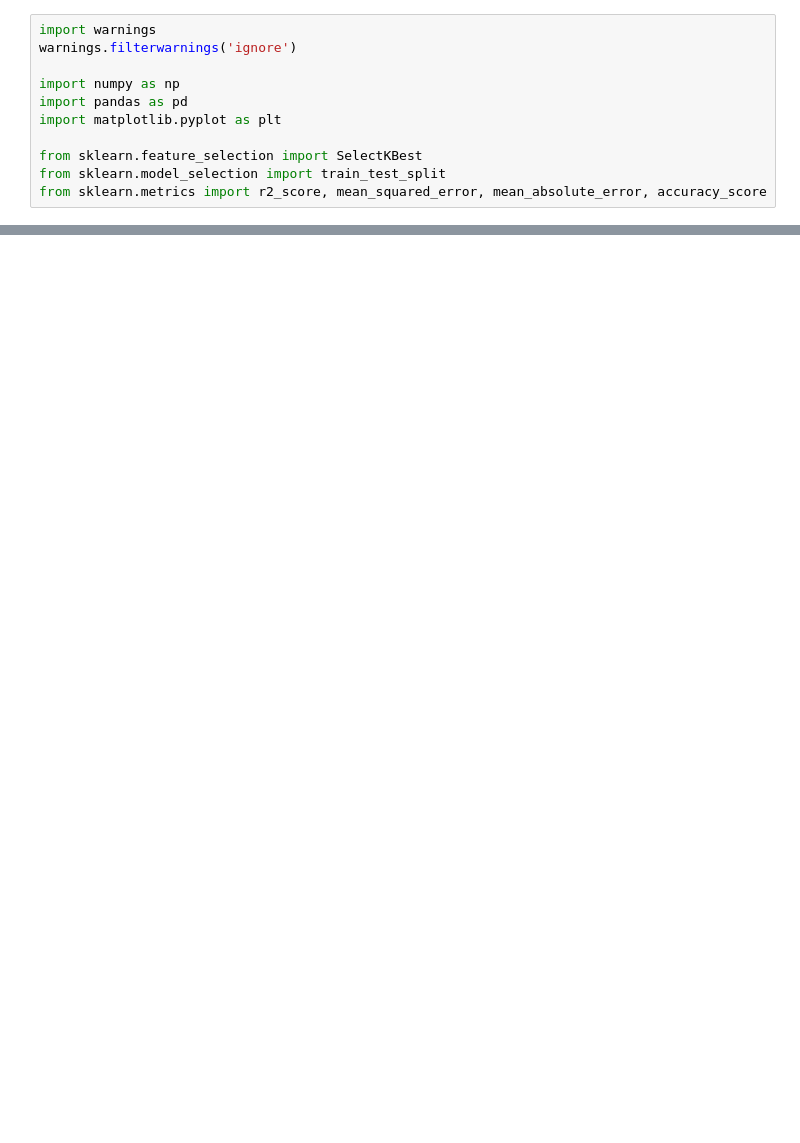
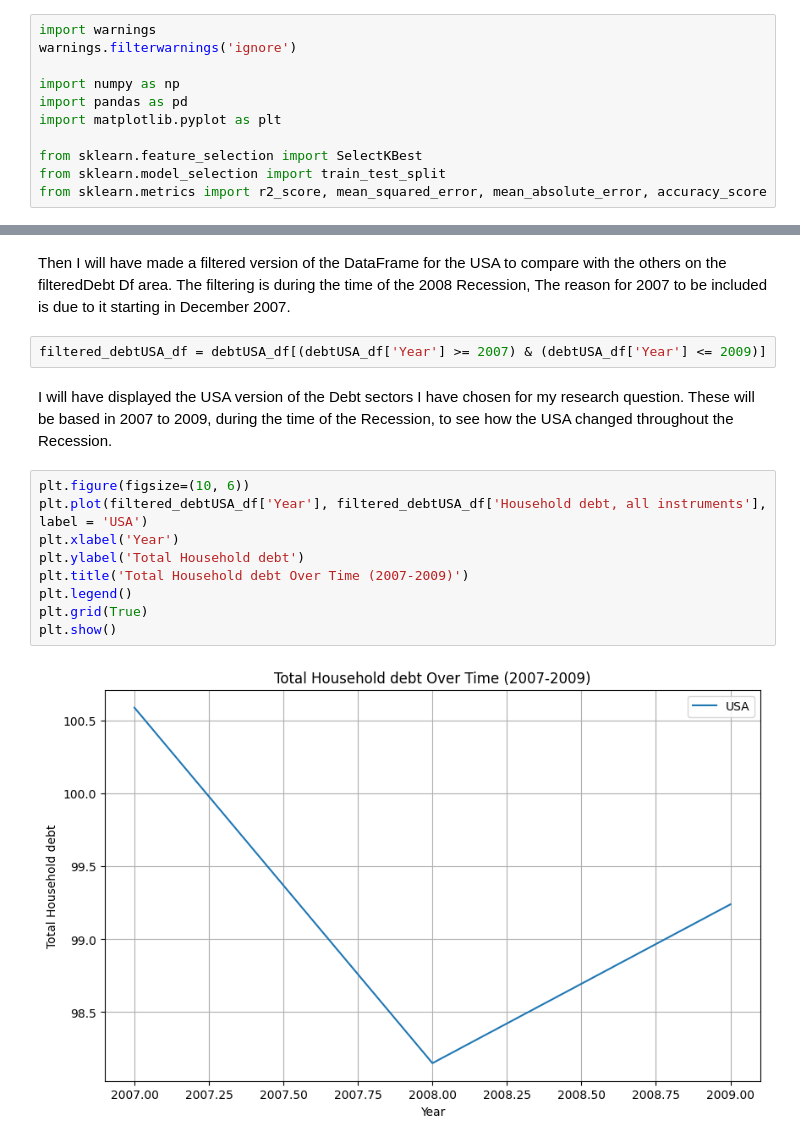
Before and after one commit to miguelorduna360-alt/Debt, a Jupyter notebook: GlobalDebtDataset.ipynb, the cells around one changed output, grey strips where cells are left out. Saved outputs shown, nothing was run; the diff lists cells and outputs as text; blank space fills up the shorter version.

```diff
--- a/GlobalDebtDataset.ipynb
+++ b/GlobalDebtDataset.ipynb
@@ -58 +163,18 @@ display(debt_df)
+# %% [markdown]
+Then I will have made a filtered version of the DataFrame for the USA to compare with the others on the filteredDebt Df area. The filtering is during the time of the 2008 Recession, The reason for 2007 to be included is due to it starting in December 2007.
+# %%
+filtered_debtUSA_df = debtUSA_df[(debtUSA_df['Year'] >= 2007) & (debtUSA_df['Year'] <= 2009)]
+# %% [markdown]
+I will have displayed the USA version of the Debt sectors I have chosen for my research question. These will be based in 2007 to 2009, during the time of the Recession, to see how the USA changed throughout the Recession.
+# %%
+plt.figure(figsize=(10, 6))
+plt.plot(filtered_debtUSA_df['Year'], filtered_debtUSA_df['Household debt, all instruments'], label = 'USA')
+plt.xlabel('Year')
+plt.ylabel('Total Household debt')
+plt.title('Total Household debt Over Time (2007-2009)')
+plt.legend()
+plt.grid(True)
+plt.show()
+# %% [output]
+[figure, added]
 # %%
```
Also changed, not shown: parts of 18 cells of this notebook.
